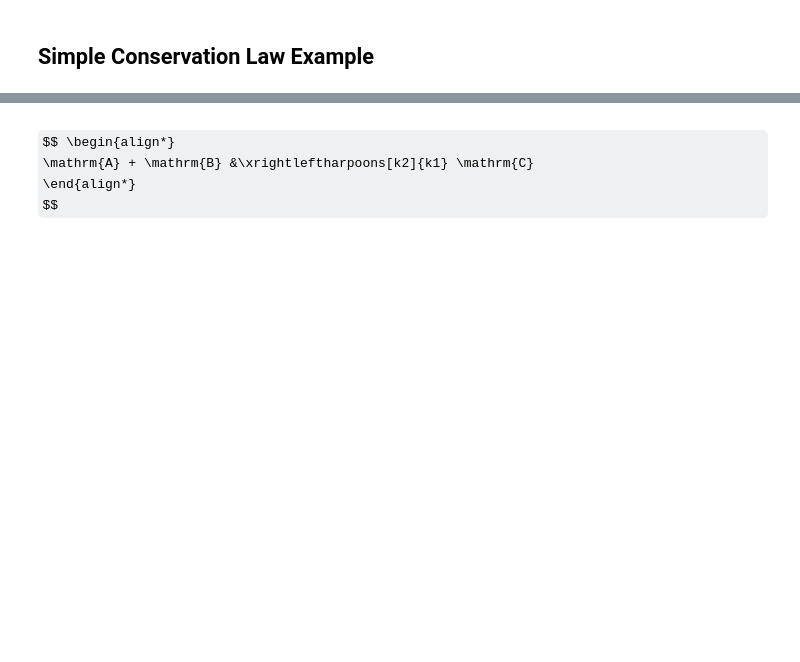
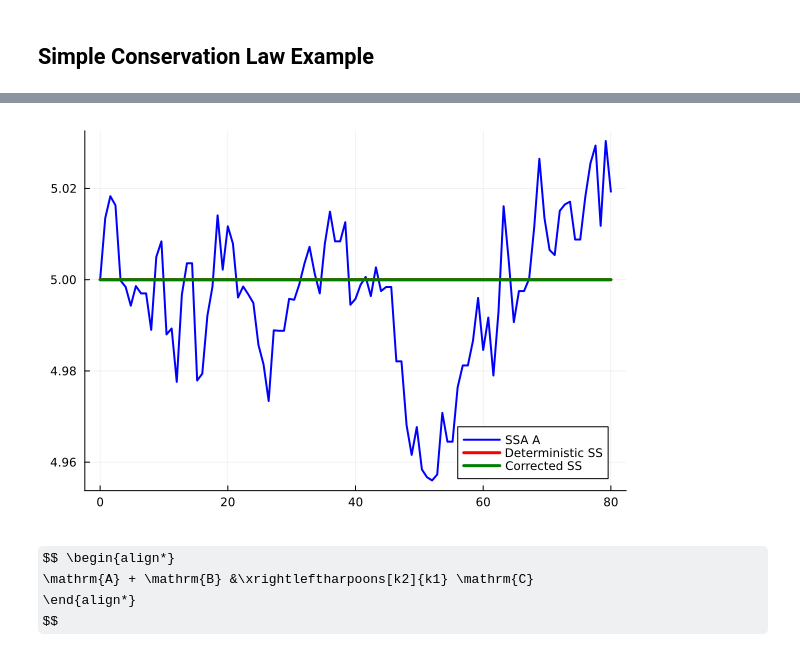
Before and after one commit to abigailkushnir/EMRE-Julia-Package, a Jupyter notebook: functionBuilding.ipynb, the cells around one changed output, grey strips where cells are left out. Cells and saved outputs as stored; diff of their text form; code cells hidden in the pictures; some formulas as TeX source; blank space fills up the shorter version.

```diff
--- a/functionBuilding.ipynb
+++ b/functionBuilding.ipynb
@@ -303,0 +625,5 @@ end;
+# %%
+plot(timePoints, [array[1] for array in SSAmeans], color="blue", lw=2, label="SSA A")
+plot!([0, tEnd], [SS[1], SS[1]], color="red", lw=3, label = "Deterministic SS")
+plot!([0, tEnd], [realizedSS[1], realizedSS[1]], color="green", lw=3, label="Corrected SS")
+# %% [output]
@@ -304,3 +632,4 @@ end;
+[figure, added]
 # %%
 
 
```
Also changed, not shown: parts of 19 cells of this notebook, 4 other files.
